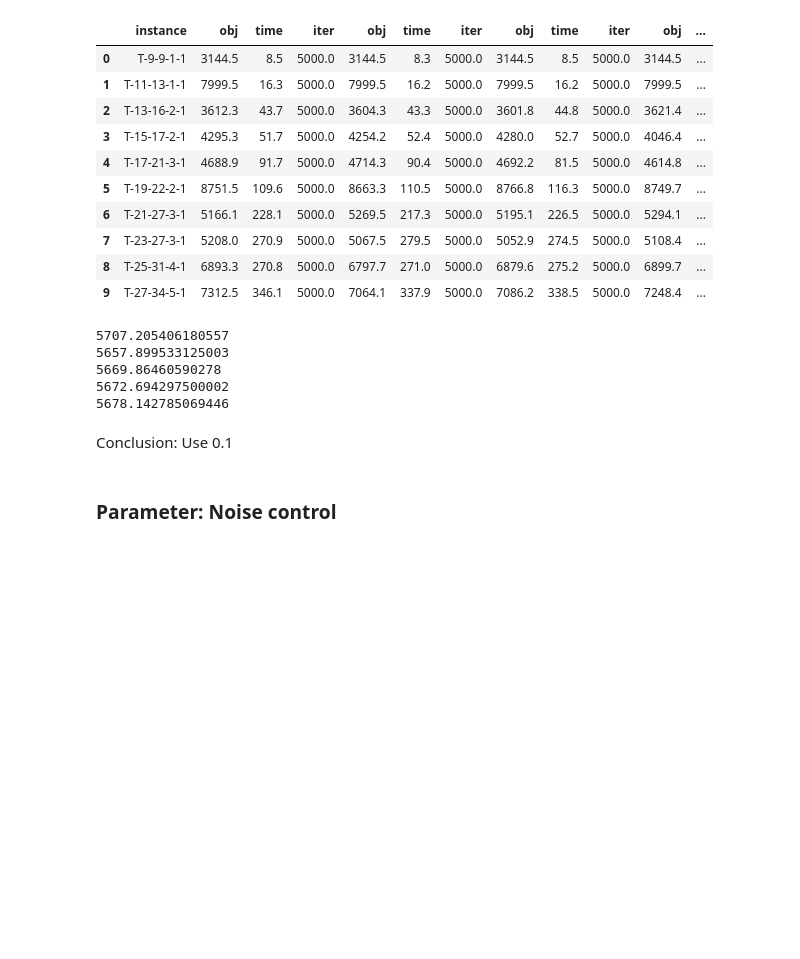
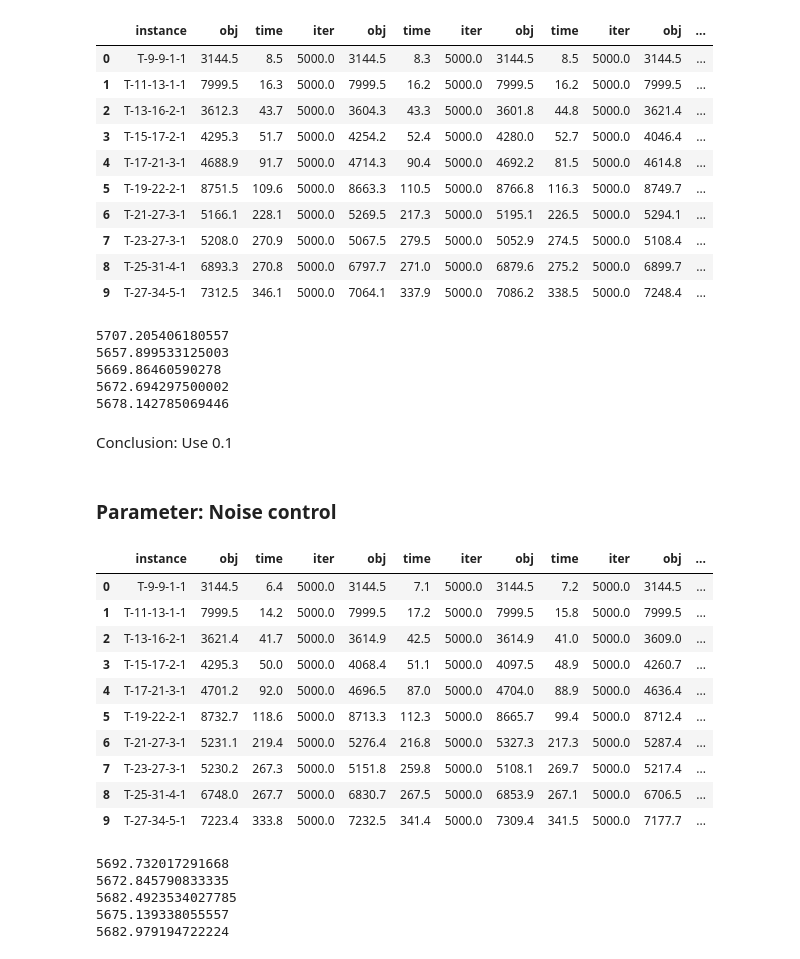
Before and after one commit to avandvik/masters-thesis, a Jupyter notebook: plot/dataframes.ipynb, the cells around one changed output. Cells and saved outputs as stored; diff of their text form; code cells hidden in the pictures; blank space fills up the shorter version.

Commit message:
New frames for noise control

```diff
--- a/plot/dataframes.ipynb
+++ b/plot/dataframes.ipynb
@@ -24,7 +24,7 @@ avg_iter_key = 'iter'
 ### Make dataframes from each parameter setting run
 # %%
 # Change
-run_name = '230521-190315/'
+run_name = '240521-145618/'
 
 # Constant
 project_path = os.path.dirname(os.path.abspath('.'))
@@ -32,8 +32,8 @@ directory_path = '/output/solstorm/alns/'
 run_path = project_path + directory_path + run_name
 
 parameter_key = 'parameters'
-parameter_one_key = 'removal_lower_percentage'
-parameter_two_key = 'removal_upper_percentage'
+parameter_one_key = 'noise_control'
+# parameter_two_key = 'removal_upper_percentage'
 # parameter_three_key = 'new_solution_score'
 
 ordered_instance_li = ['T-9-9-1-1', 'T-11-13-1-1', 'T-13-16-2-1', 'T-15-17-2-1', 'T-17-21-3-1',
@@ -42,7 +42,7 @@ ordered_instance_li = ['T-9-9-1-1', 'T-11-13-1-1', 'T-13-16-2-1', 'T-15-17-2-1',
 # instance to [best_obj, acc_obj, max_time, min_time, acc_time, max_iter, min_iter, acc_iter]
 instance_to_data = {}
 parameter_one_values = set()
-parameter_two_values = set()
+# parameter_two_values = set()
 # parameter_three_values = set()
 for file_name in os.listdir(run_path):
     split_name = re.split('_|\.', file_name)
@@ -54,8 +54,8 @@ for file_name in os.listdir(run_path):
 
         parameter_one_value = history_json[parameter_key][parameter_one_key]
         parameter_one_values.add(parameter_one_value)
-        parameter_two_value = history_json[parameter_key][parameter_two_key]
-        parameter_two_values.add(parameter_two_value)
+        # parameter_two_value = history_json[parameter_key][parameter_two_key]
+        # parameter_two_values.add(parameter_two_value)
         # parameter_three_value = history_json[parameter_key][parameter_three_key]
         # parameter_three_values.add(parameter_three_value)
 
@@ -110,25 +110,22 @@ for instance in instance_to_data:
                      avg_iter_key: avg_iter})
     df = df.append(row, ignore_index=True)
 
-# df.sort_values(instance_key)
-
 # Retrieve parameter values
 for val in parameter_one_values:
     parameter_one_value = val
     break
 
-for val in parameter_two_values:
-    parameter_two_value = val
-    break
+# for val in parameter_two_values:
+    # parameter_two_value = val
+    # break
 
 # for val in parameter_three_values:
     # parameter_three_value = val
     # break
 
-# file_name = f'dataframes/sc-{parameter_one_value}-{parameter_two_value}-{parameter_three_value}.pkl'
-file_name = f'dataframes/rp-{parameter_one_value}-{parameter_two_value}.pkl'
+file_name = f'dataframes/nc-{parameter_one_value}.pkl'
 
-# df.to_pickle(file_name)
+df.to_pickle(file_name)
 # %% [markdown]
 ### Functions
 # %%
@@ -321,29 +318,47 @@ Conclusion: Use 0.1
 # %%
 # The column to sort the rows by
 sort_column = instance_key
 
-df_nc_1 = get_run_df('nc-0.000.pkl', sort_column)
+df_nc_1 = get_run_df('nc-0.0.pkl', sort_column)
 df_nc_2 = get_run_df('nc-0.025.pkl', sort_column)
 df_nc_3 = get_run_df('nc-0.125.pkl', sort_column)
-df_nc_4 = get_run_df('nc-0.250.pkl', sort_column)
-df_nc_5 = get_run_df('nc-0.500.pkl', sort_column)
+df_nc_4 = get_run_df('nc-0.25.pkl', sort_column)
+df_nc_5 = get_run_df('nc-0.5.pkl', sort_column)
 
 # The columns that should be selected from each sub df
 columns = [instance_key, avg_obj_key, avg_time_key, avg_iter_key]
 
 # Get all sub dfs (each representing a parameter setting)
 one = get_sub_df(df_nc_1, columns, sort_column)
 two = get_sub_df(df_nc_2, columns, sort_column)
 three = get_sub_df(df_nc_3, columns, sort_column)
 four = get_sub_df(df_nc_4, columns, sort_column)
 five = get_sub_df(df_nc_5, columns, sort_column)
 
 df_total = merge_sub_dfs([one, two, three, four, five])
 
 df_total
+# %% [output]
+|  | instance | obj | time | iter | obj | time | iter | obj | time | iter | obj | ... |
+| 0 | T-9-9-1-1 | 3144.5 | 6.4 | 5000.0 | 3144.5 | 7.1 | 5000.0 | 3144.5 | 7.2 | 5000.0 | 3144.5 | ... |
+| 1 | T-11-13-1-1 | 7999.5 | 14.2 | 5000.0 | 7999.5 | 17.2 | 5000.0 | 7999.5 | 15.8 | 5000.0 | 7999.5 | ... |
+| 2 | T-13-16-2-1 | 3621.4 | 41.7 | 5000.0 | 3614.9 | 42.5 | 5000.0 | 3614.9 | 41.0 | 5000.0 | 3609.0 | ... |
+| 3 | T-15-17-2-1 | 4295.3 | 50.0 | 5000.0 | 4068.4 | 51.1 | 5000.0 | 4097.5 | 48.9 | 5000.0 | 4260.7 | ... |
+| 4 | T-17-21-3-1 | 4701.2 | 92.0 | 5000.0 | 4696.5 | 87.0 | 5000.0 | 4704.0 | 88.9 | 5000.0 | 4636.4 | ... |
+| 5 | T-19-22-2-1 | 8732.7 | 118.6 | 5000.0 | 8713.3 | 112.3 | 5000.0 | 8665.7 | 99.4 | 5000.0 | 8712.4 | ... |
+| 6 | T-21-27-3-1 | 5231.1 | 219.4 | 5000.0 | 5276.4 | 216.8 | 5000.0 | 5327.3 | 217.3 | 5000.0 | 5287.4 | ... |
+| 7 | T-23-27-3-1 | 5230.2 | 267.3 | 5000.0 | 5151.8 | 259.8 | 5000.0 | 5108.1 | 269.7 | 5000.0 | 5217.4 | ... |
+| 8 | T-25-31-4-1 | 6748.0 | 267.7 | 5000.0 | 6830.7 | 267.5 | 5000.0 | 6853.9 | 267.1 | 5000.0 | 6706.5 | ... |
+| 9 | T-27-34-5-1 | 7223.4 | 333.8 | 5000.0 | 7232.5 | 341.4 | 5000.0 | 7309.4 | 341.5 | 5000.0 | 7177.7 | ... |
 # %%
 print(one['obj'].mean())
 print(two['obj'].mean())
 print(three['obj'].mean())
 print(four['obj'].mean())
 print(five['obj'].mean())
+# %% [output]
+5692.732017291668
+5672.845790833335
+5682.4923534027785
+5675.139338055557
+5682.979194722224
```
Also changed, not shown: 5 other files.
